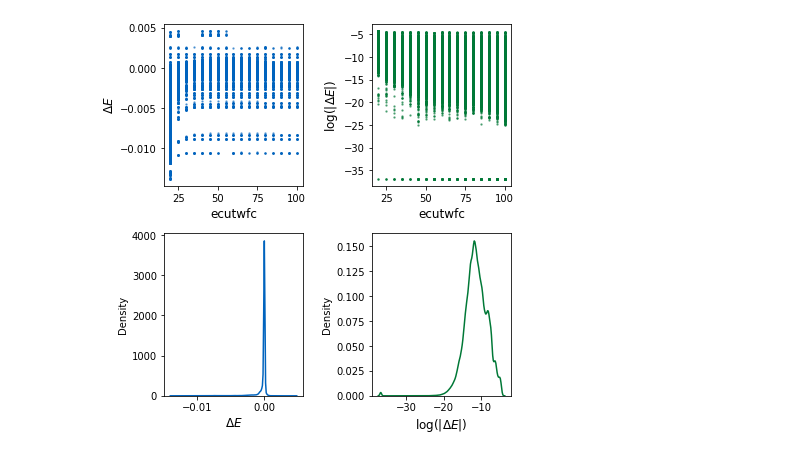
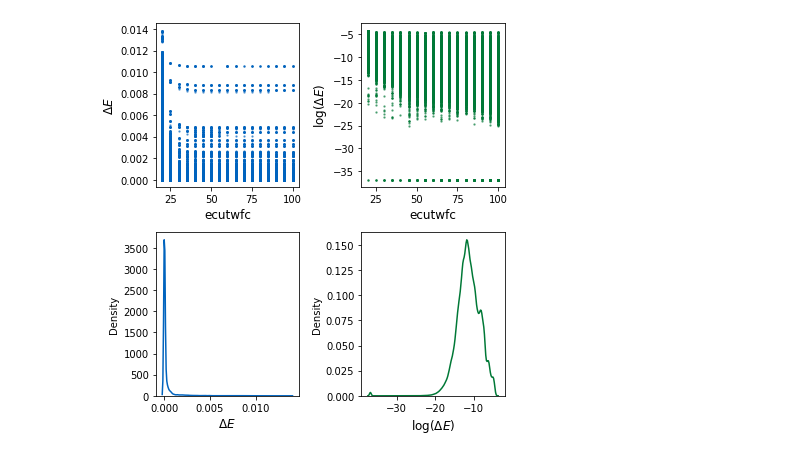
Before and after one commit to CS-433/ml-project-2-aiidalearn, a Jupyter notebook: code/eda/eda_delta_E.ipynb, the cells around one changed output. Saved outputs shown, nothing was run; the diff lists cells and outputs as text; code cells hidden in the pictures.

```diff
--- a/code/eda/eda_delta_E.ipynb
+++ b/code/eda/eda_delta_E.ipynb
@@ -48,24 +48,24 @@ purple = "#580f8b"
 # %%
 PLOT_PATH = os.path.join(PLOT_DIR, "delta_E_vs_log.png")
 os.makedirs(PLOT_DIR, exist_ok=True)
 fs = 12
 fig, ax = plt.subplots(2, 2, figsize=(6,6))
-ax[0, 0].scatter(data['ecutwfc'], data['delta_E'], s=2, alpha=0.5, c=blue)
+ax[0, 0].scatter(data['ecutwfc'], data['abs_delta_E'], s=2, alpha=0.5, c=blue)
 ax[0, 1].scatter(data['ecutwfc'], data['log_abs_delta_E'], s=2, alpha=0.5, c=green)
 
 ax[0, 0].set_xlabel("ecutwfc", fontsize=fs)
 ax[0, 0].set_ylabel("$\\Delta E$", fontsize=fs)
 
 ax[0, 1].set_xlabel("ecutwfc", fontsize=fs)
-ax[0, 1].set_ylabel("$\\log(|\\Delta E$|)", fontsize=fs)
+ax[0, 1].set_ylabel("$\\log(\\Delta E$)", fontsize=fs)
 
-sns.kdeplot(data['delta_E'], ax=ax[1, 0], c=blue)
+sns.kdeplot(data['abs_delta_E'], ax=ax[1, 0], c=blue)
 sns.kdeplot(data['log_abs_delta_E'], ax=ax[1, 1], c=green)
 
 ax[1, 0].set_xlabel("$\\Delta E$", fontsize=fs)
-ax[1, 1].set_xlabel("$\\log(|\\Delta E$|)", fontsize=fs)
+ax[1, 1].set_xlabel("$\\log(\\Delta E$)", fontsize=fs)
 plt.tight_layout()
 plt.savefig(PLOT_PATH)
 plt.show()
 # %% [output]
-[figure, old version]
+[figure, new version]
```
Also changed, not shown: 12 other files.
